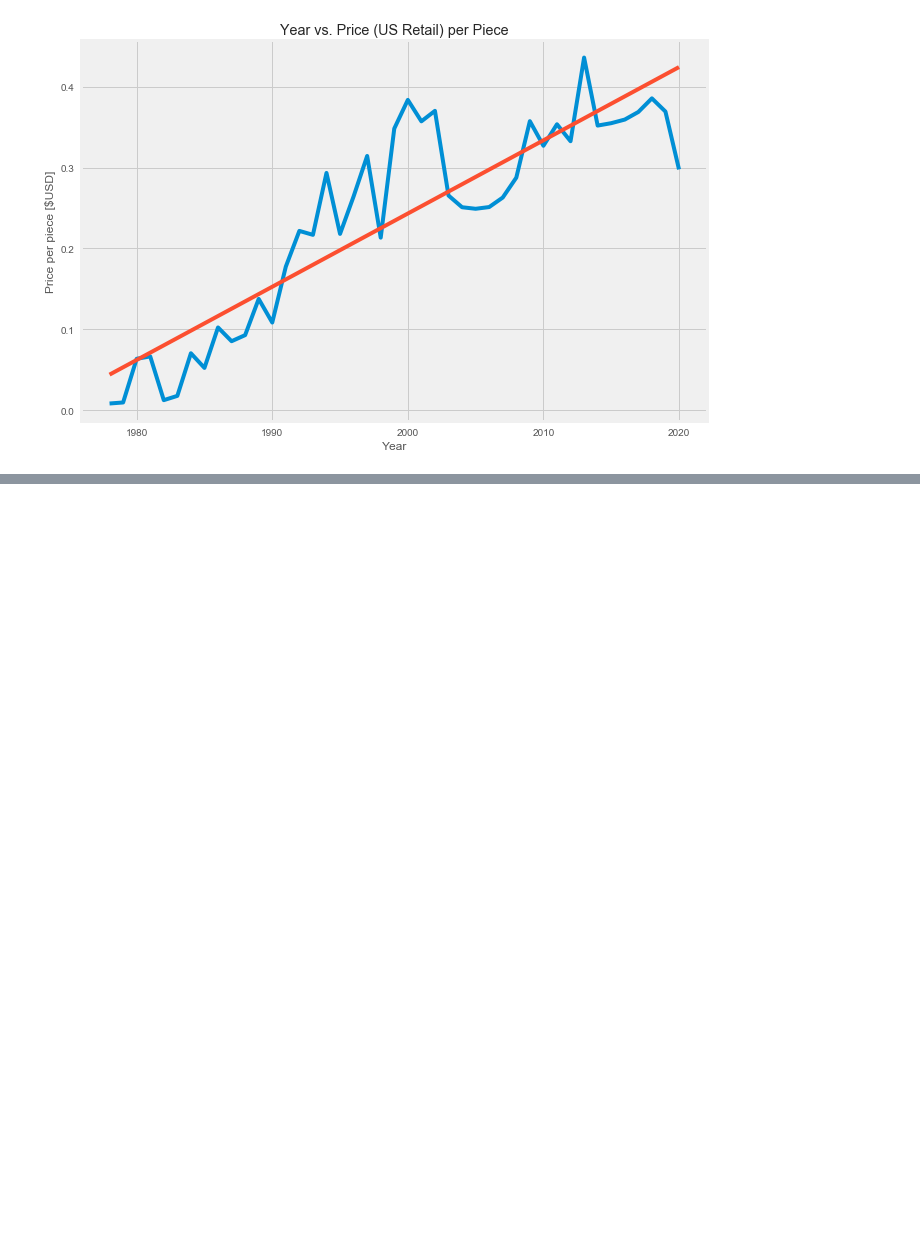
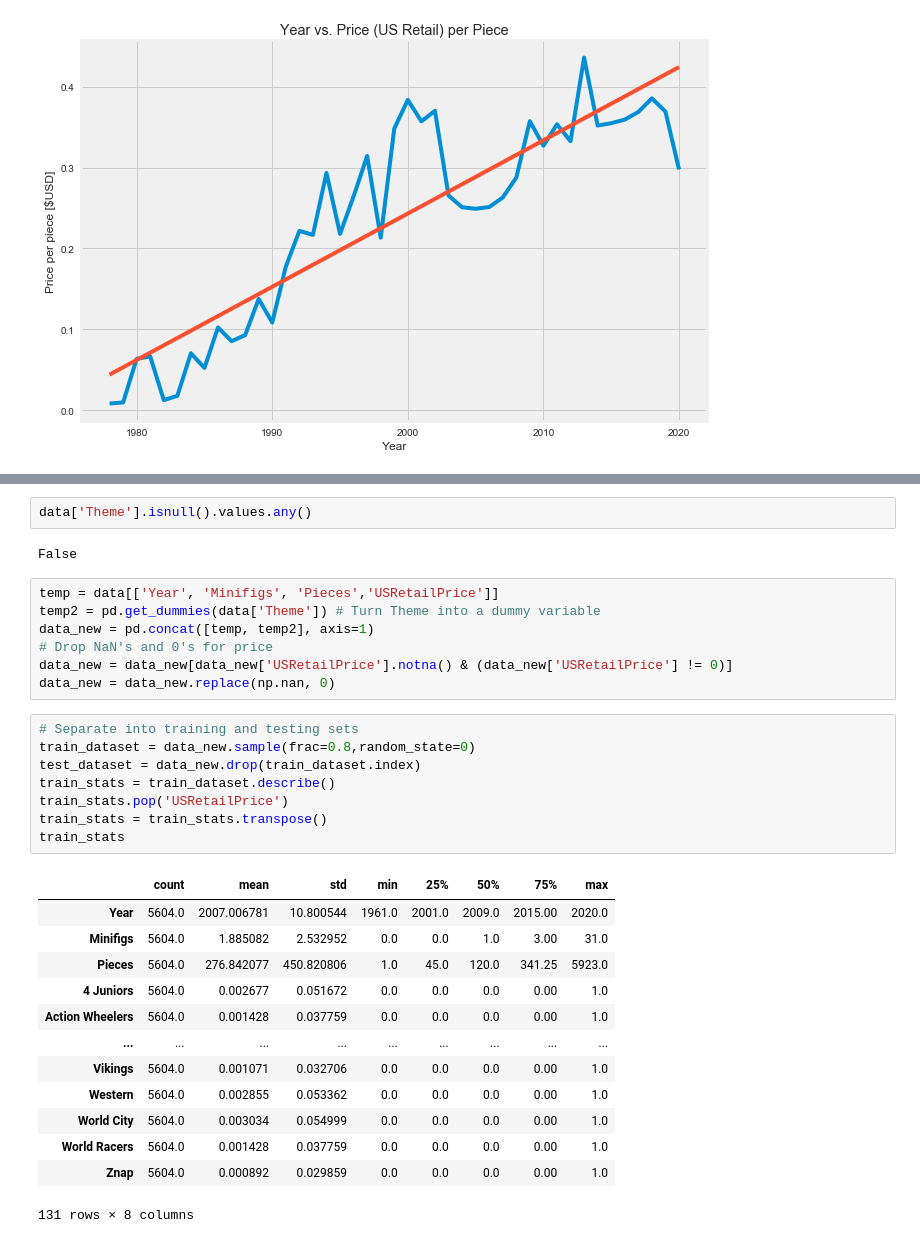
Before and after one commit to musicbyjing/lego_data_exploration, a Jupyter notebook: Lego_data.ipynb, the cells around one changed output, grey strips where cells are left out. Drawn from its saved outputs; the diff is of its cells as text; blank space fills up the shorter version.

```diff
--- a/Lego_data.ipynb
+++ b/Lego_data.ipynb
@@ -241,0 +245,33 @@ plt.plot(x, y_pred, linewidth=4)
+# %%
+data['Theme'].isnull().values.any()
+# %% [output]
+False
+# %%
+temp = data[['Year', 'Minifigs', 'Pieces','USRetailPrice']]
+temp2 = pd.get_dummies(data['Theme']) # Turn Theme into a dummy variable
+data_new = pd.concat([temp, temp2], axis=1)
+# Drop NaN's and 0's for price
+data_new = data_new[data_new['USRetailPrice'].notna() & (data_new['USRetailPrice'] != 0)]
+data_new = data_new.replace(np.nan, 0)
+# %%
+# Separate into training and testing sets
+train_dataset = data_new.sample(frac=0.8,random_state=0)
+test_dataset = data_new.drop(train_dataset.index)
+train_stats = train_dataset.describe()
+train_stats.pop('USRetailPrice')
+train_stats = train_stats.transpose()
+train_stats
+# %% [output]
+|  | count | mean | std | min | 25% | 50% | 75% | max |
+| Year | 5604.0 | 2007.006781 | 10.800544 | 1961.0 | 2001.0 | 2009.0 | 2015.00 | 2020.0 |
+| Minifigs | 5604.0 | 1.885082 | 2.532952 | 0.0 | 0.0 | 1.0 | 3.00 | 31.0 |
+| Pieces | 5604.0 | 276.842077 | 450.820806 | 1.0 | 45.0 | 120.0 | 341.25 | 5923.0 |
+| 4 Juniors | 5604.0 | 0.002677 | 0.051672 | 0.0 | 0.0 | 0.0 | 0.00 | 1.0 |
+| Action Wheelers | 5604.0 | 0.001428 | 0.037759 | 0.0 | 0.0 | 0.0 | 0.00 | 1.0 |
+| ... | ... | ... | ... | ... | ... | ... | ... | ... |
+| Vikings | 5604.0 | 0.001071 | 0.032706 | 0.0 | 0.0 | 0.0 | 0.00 | 1.0 |
+| Western | 5604.0 | 0.002855 | 0.053362 | 0.0 | 0.0 | 0.0 | 0.00 | 1.0 |
+| World City | 5604.0 | 0.003034 | 0.054999 | 0.0 | 0.0 | 0.0 | 0.00 | 1.0 |
+| World Racers | 5604.0 | 0.001428 | 0.037759 | 0.0 | 0.0 | 0.0 | 0.00 | 1.0 |
+| Znap | 5604.0 | 0.000892 | 0.029859 | 0.0 | 0.0 | 0.0 | 0.00 | 1.0 |
+131 rows × 8 columns
```
Also changed, not shown: parts of 23 cells of this notebook, 2 other files.
